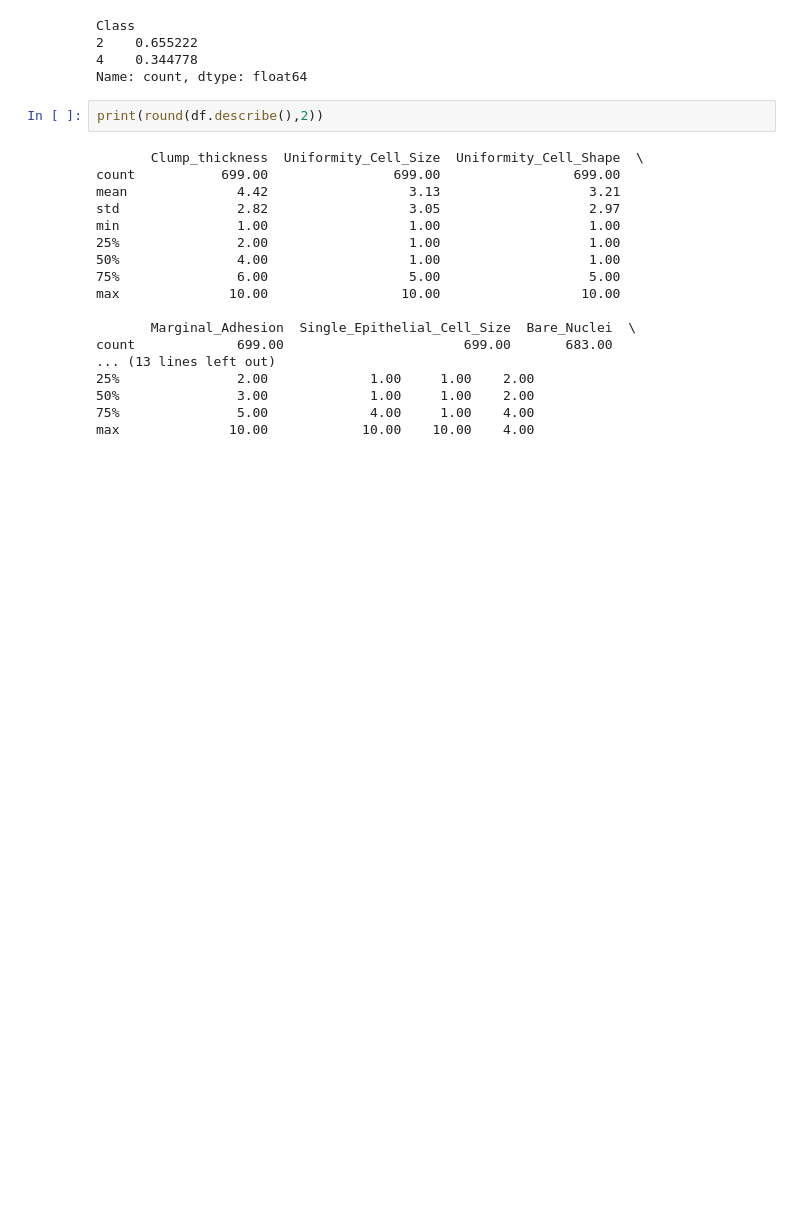
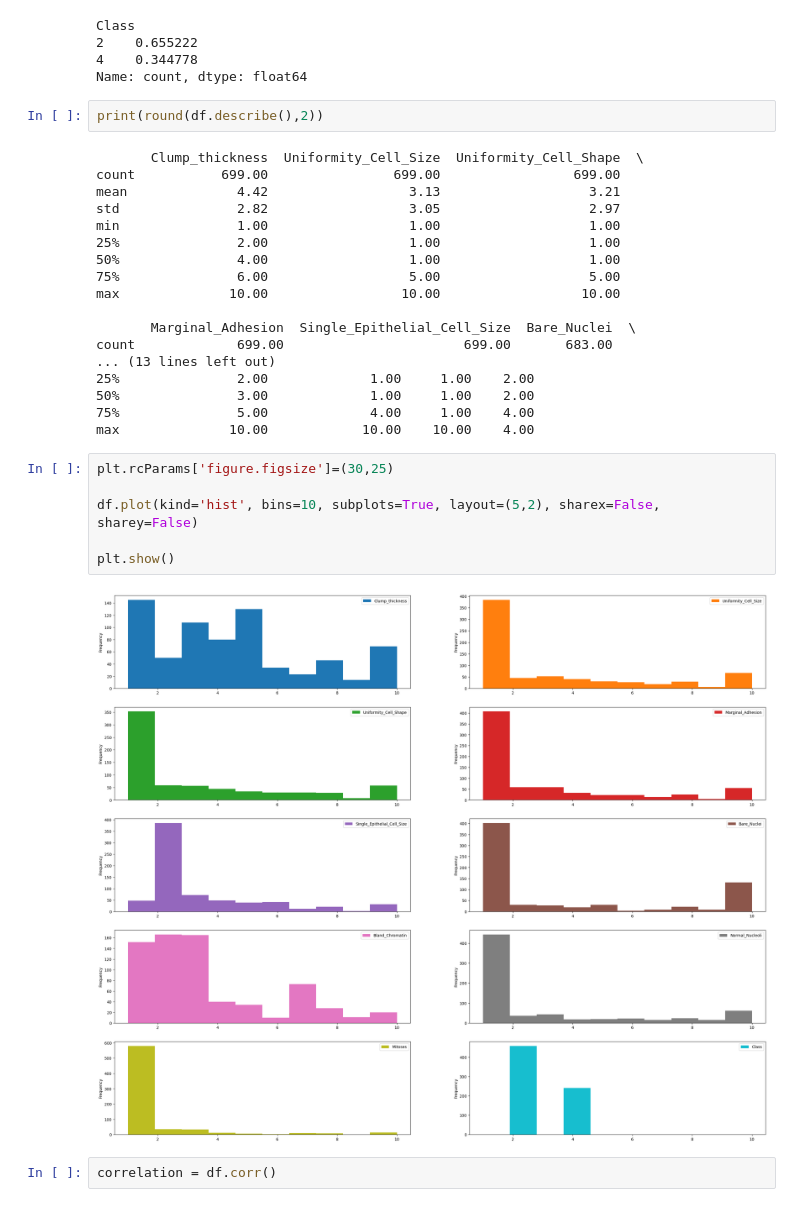
Before and after one commit to LevelUp-It-School/DS_02_10_2025, a Jupyter notebook: knn/knn.ipynb, the cells around one changed output. Cells and saved outputs as stored; diff of their text form; blank space fills up the shorter version.

```diff
--- a/knn/knn.ipynb
+++ b/knn/knn.ipynb
@@ -171,3 +173,13 @@ count             699.00                       699.00       683.00
 50%               3.00             1.00     1.00    2.00
 75%               5.00             4.00     1.00    4.00
 max              10.00            10.00    10.00    4.00
+# %%
+plt.rcParams['figure.figsize']=(30,25)
+
+df.plot(kind='hist', bins=10, subplots=True, layout=(5,2), sharex=False, sharey=False)
+
+plt.show()
+# %% [output]
+[figure, added]
+# %%
+correlation = df.corr()
```
Also changed, not shown: parts of 50 cells of this notebook, 7 other files.
